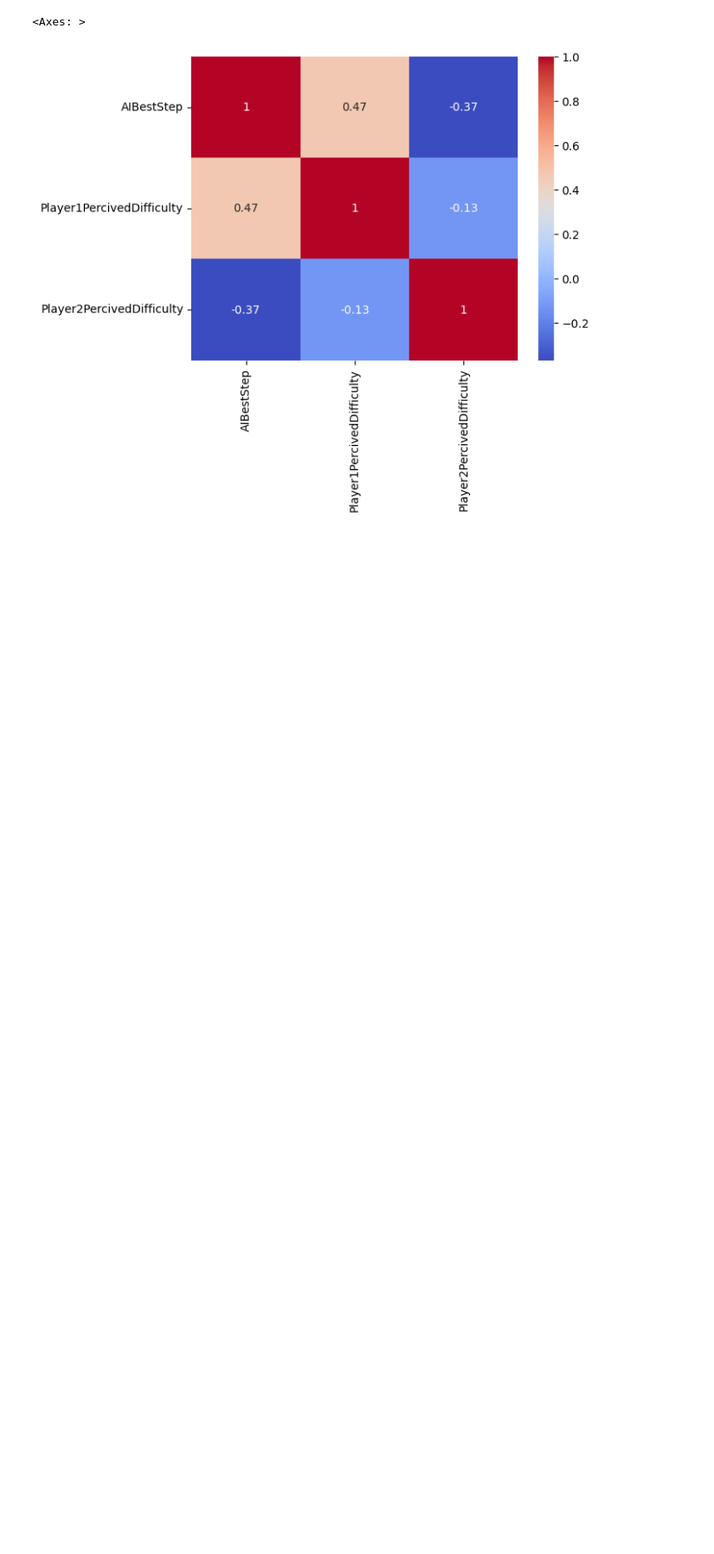
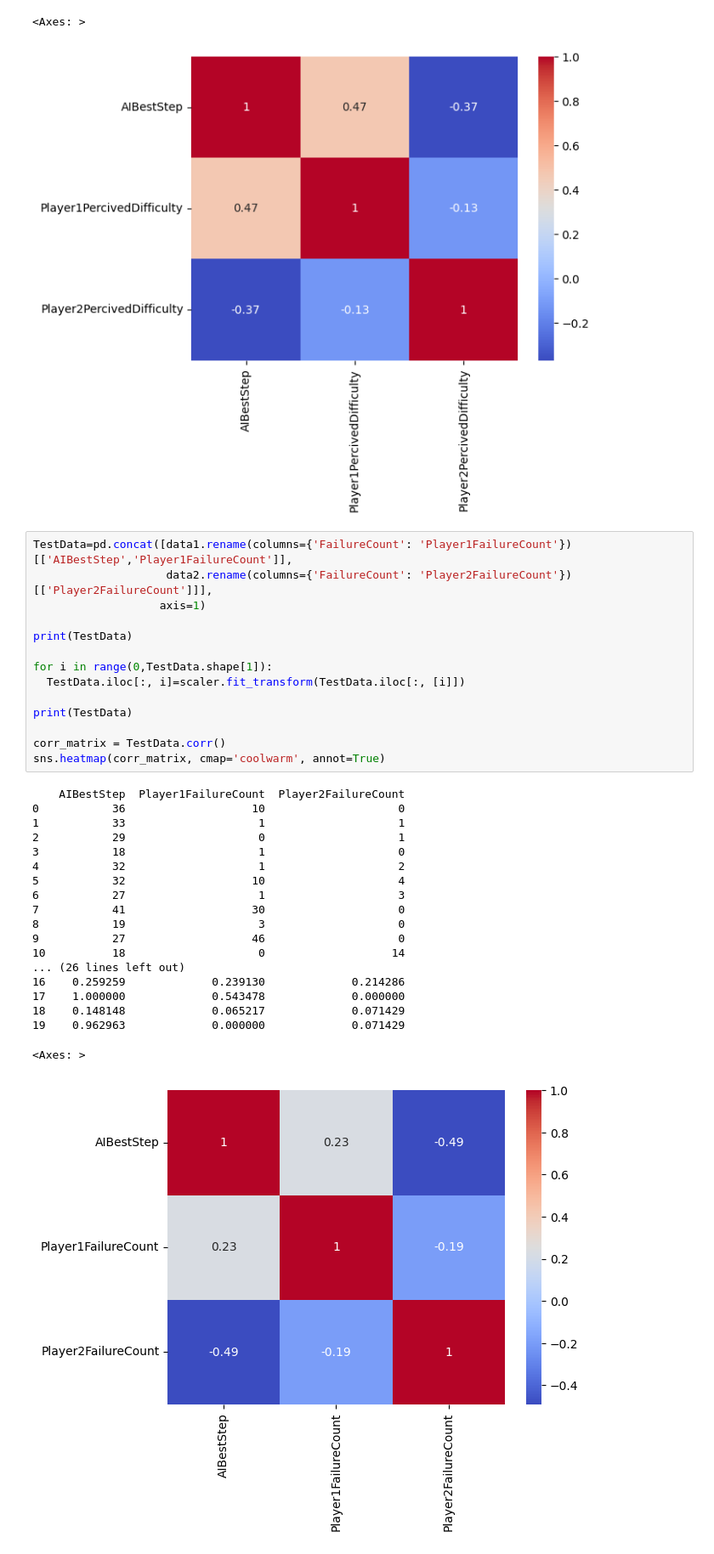
Before and after one commit to LingPeiYu/AaltoThesisDataAnalysis, a Jupyter notebook: AaltoThesisDataAnalysis.ipynb, the cells around one changed output. Shown at 85% size. Saved outputs shown, nothing was run; the diff lists cells and outputs as text; blank space fills up the shorter version.

```diff
--- a/AaltoThesisDataAnalysis.ipynb
+++ b/AaltoThesisDataAnalysis.ipynb
@@ -334,3 +334,37 @@ sns.heatmap(corr_matrix, cmap='coolwarm', annot=True)
 19    0.962963                   0.166667                        0.4
 <Axes: >
 [figure]
+# %%
+TestData=pd.concat([data1.rename(columns={'FailureCount': 'Player1FailureCount'})[['AIBestStep','Player1FailureCount']],
+                    data2.rename(columns={'FailureCount': 'Player2FailureCount'})[['Player2FailureCount']]],
+                   axis=1)
+
+print(TestData)
+
+for i in range(0,TestData.shape[1]):
+  TestData.iloc[:, i]=scaler.fit_transform(TestData.iloc[:, [i]])
+
+print(TestData)
+
+corr_matrix = TestData.corr()
+sns.heatmap(corr_matrix, cmap='coolwarm', annot=True)
+# %% [output]
+    AIBestStep  Player1FailureCount  Player2FailureCount
+0           36                   10                    0
+1           33                    1                    1
+2           29                    0                    1
+3           18                    1                    0
+4           32                    1                    2
+5           32                   10                    4
+6           27                    1                    3
+7           41                   30                    0
+8           19                    3                    0
+9           27                   46                    0
+10          18                    0                   14
+... (26 lines left out)
+16    0.259259             0.239130             0.214286
+17    1.000000             0.543478             0.000000
+18    0.148148             0.065217             0.071429
+19    0.962963             0.000000             0.071429
+<Axes: >
+[figure, added]
```
